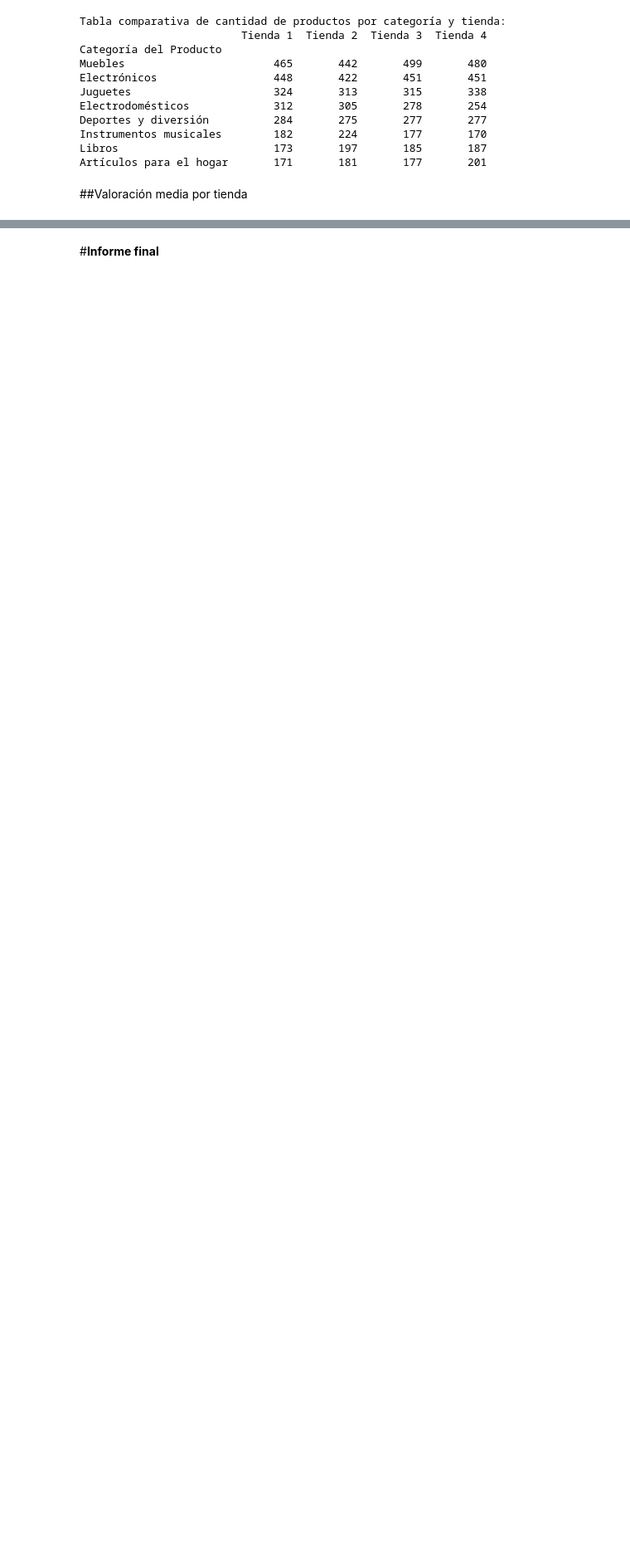
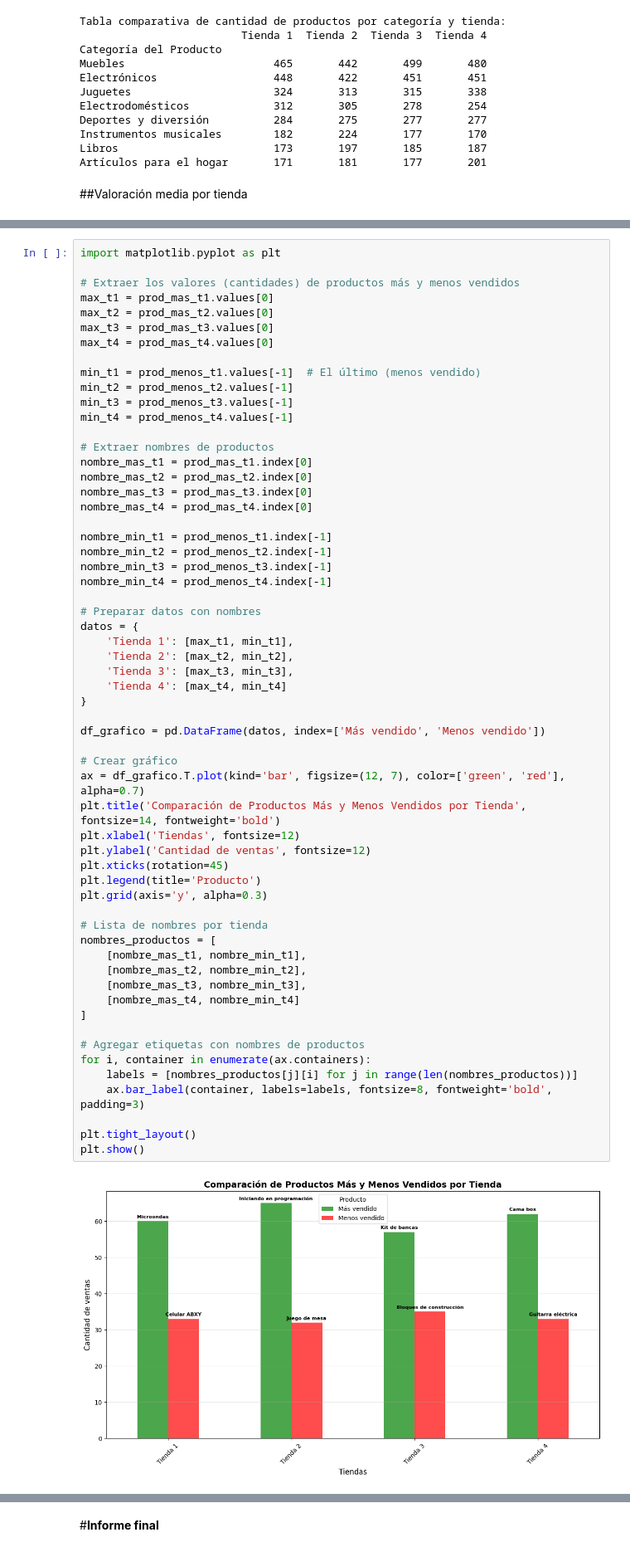
Before and after one commit to rluzav/challenge-alura-store-latam, a Jupyter notebook: Challenge-AluraStoreLatam.ipynb, the cells around one changed output, grey strips where cells are left out. Shown at 83% size. Saved outputs shown, nothing was run; the diff lists cells and outputs as text; blank space fills up the shorter version.

```diff
--- a/Challenge-AluraStoreLatam.ipynb
+++ b/Challenge-AluraStoreLatam.ipynb
@@ -453,0 +456,61 @@ plt.show()
+# %%
+import matplotlib.pyplot as plt
+
+# Extraer los valores (cantidades) de productos más y menos vendidos
+max_t1 = prod_mas_t1.values[0]
+max_t2 = prod_mas_t2.values[0]
+max_t3 = prod_mas_t3.values[0]
+max_t4 = prod_mas_t4.values[0]
+
+min_t1 = prod_menos_t1.values[-1]  # El último (menos vendido)
+min_t2 = prod_menos_t2.values[-1]
+min_t3 = prod_menos_t3.values[-1]
+min_t4 = prod_menos_t4.values[-1]
+
+# Extraer nombres de productos
+nombre_mas_t1 = prod_mas_t1.index[0]
+nombre_mas_t2 = prod_mas_t2.index[0]
+nombre_mas_t3 = prod_mas_t3.index[0]
+nombre_mas_t4 = prod_mas_t4.index[0]
+
+nombre_min_t1 = prod_menos_t1.index[-1]
+nombre_min_t2 = prod_menos_t2.index[-1]
+nombre_min_t3 = prod_menos_t3.index[-1]
+nombre_min_t4 = prod_menos_t4.index[-1]
+
+# Preparar datos con nombres
+datos = {
+    'Tienda 1': [max_t1, min_t1],
+    'Tienda 2': [max_t2, min_t2],
+    'Tienda 3': [max_t3, min_t3],
+    'Tienda 4': [max_t4, min_t4]
+}
+
+df_grafico = pd.DataFrame(datos, index=['Más vendido', 'Menos vendido'])
+
+# Crear gráfico
+ax = df_grafico.T.plot(kind='bar', figsize=(12, 7), color=['green', 'red'], alpha=0.7)
+plt.title('Comparación de Productos Más y Menos Vendidos por Tienda', fontsize=14, fontweight='bold')
+plt.xlabel('Tiendas', fontsize=12)
+plt.ylabel('Cantidad de ventas', fontsize=12)
+plt.xticks(rotation=45)
+plt.legend(title='Producto')
+plt.grid(axis='y', alpha=0.3)
+
+# Lista de nombres por tienda
+nombres_productos = [
+    [nombre_mas_t1, nombre_min_t1],
+    [nombre_mas_t2, nombre_min_t2],
+    [nombre_mas_t3, nombre_min_t3],
+    [nombre_mas_t4, nombre_min_t4]
+]
+
+# Agregar etiquetas con nombres de productos
+for i, container in enumerate(ax.containers):
+    labels = [nombres_productos[j][i] for j in range(len(nombres_productos))]
+    ax.bar_label(container, labels=labels, fontsize=8, fontweight='bold', padding=3)
+
+plt.tight_layout()
+plt.show()
+# %% [output]
+[figure, added]
```
Also changed, not shown: parts of 8 cells of this notebook.
